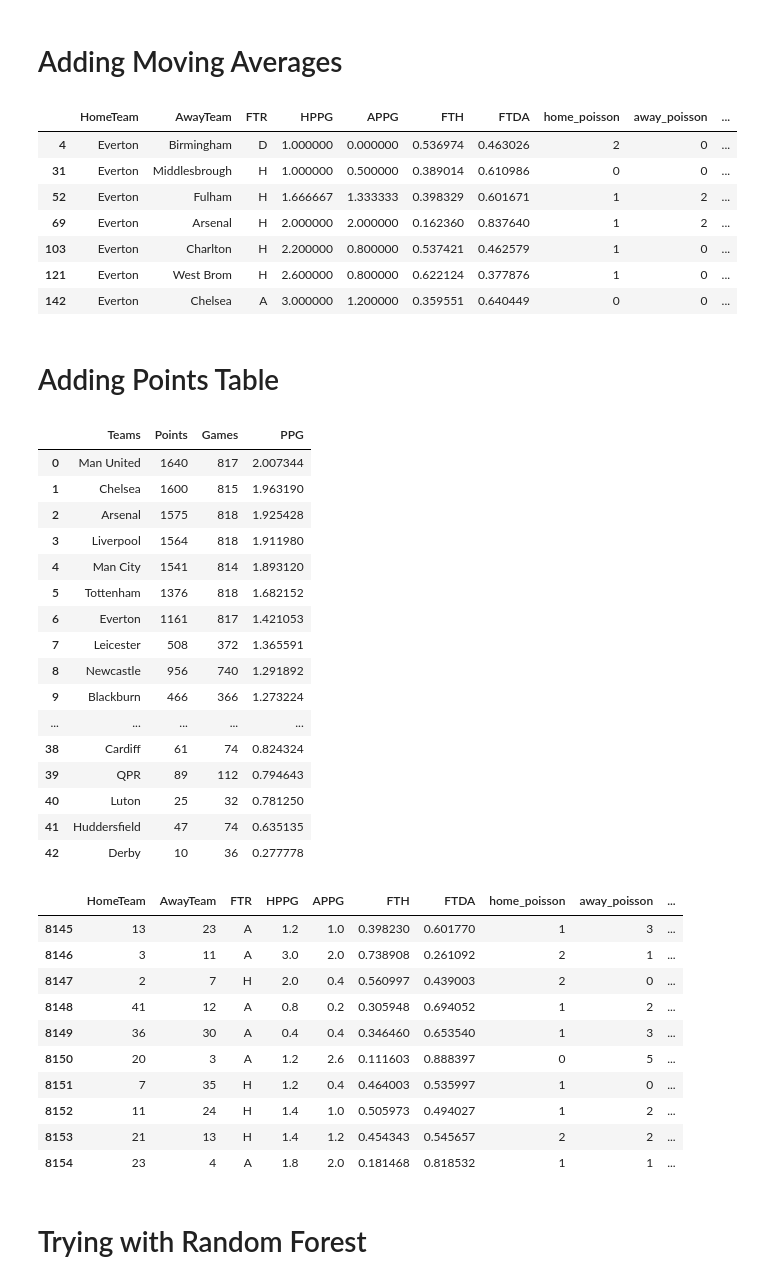
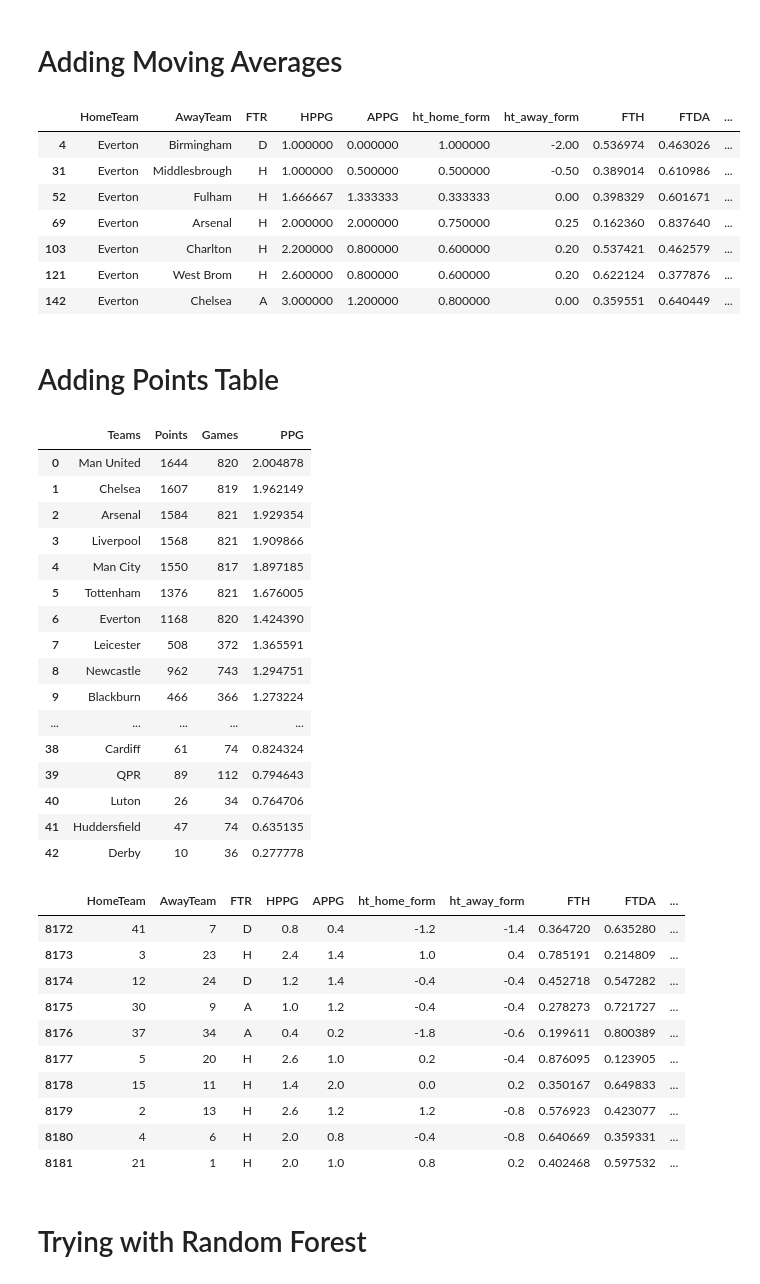
Before and after one commit to musayevf/football_prediction_model, a Jupyter notebook: football_prediction_model.ipynb, the cells around one changed output. Saved outputs shown, nothing was run; the diff lists cells and outputs as text; code cells hidden in the pictures.

```diff
--- a/football_prediction_model.ipynb
+++ b/football_prediction_model.ipynb
@@ -21,7 +21,7 @@ directory = 'C:/Users/99451/Desktop/MODEL/eng_prem'
 dfs = []
 
 # Define the columns you want to extract from each CSV file
-columns_to_keep = ['Date', 'HomeTeam', 'AwayTeam', 'FTHG', 'FTAG', 'FTR', 'HST', 'AST', 'B365H', 'B365D', 'B365A']
+columns_to_keep = ['Date', 'HomeTeam', 'AwayTeam', 'FTHG', 'FTAG', 'HTHG', 'HTAG', 'FTR', 'HST', 'AST', 'B365H', 'B365D', 'B365A']
 
 for filename in os.listdir(directory):
     if filename.endswith('.csv'):
@@ -59,6 +59,16 @@ df['FTHGC'] = df.groupby('HomeTeam')['FTAG'].transform(lambda x: x.rolling(5, mi
 
 df['FTAGS'] = df.groupby('AwayTeam')['FTAG'].transform(lambda x: x.rolling(5, min_periods=1).mean().shift(1))
 df['FTAGC'] = df.groupby('AwayTeam')['FTHG'].transform(lambda x: x.rolling(5, min_periods=1).mean().shift(1))
+
+#Calculating scored and conceded goals for halftime
+df['HTHGS'] = df.groupby('HomeTeam')['HTHG'].transform(lambda x: x.rolling(5, min_periods=1).mean().shift(1))
+df['HTHGC'] = df.groupby('HomeTeam')['HTAG'].transform(lambda x: x.rolling(5, min_periods=1).mean().shift(1))
+
+df['HTAGS'] = df.groupby('AwayTeam')['HTAG'].transform(lambda x: x.rolling(5, min_periods=1).mean().shift(1))
+df['HTAGC'] = df.groupby('AwayTeam')['HTHG'].transform(lambda x: x.rolling(5, min_periods=1).mean().shift(1))
+
+df['ht_home_form'] = df['HTHGS'] - df['HTHGC']
+df['ht_away_form'] = df['HTAGS'] - df['HTAGC']
 
 #Calculating shots on target for home/away
 df['HSTS'] = df.groupby('HomeTeam')['HST'].transform(lambda x: x.rolling(5, min_periods=1).mean().shift(1))
@@ -89,42 +99,43 @@ df['away_attack'] = df['FTAGS'] / df['league_away_goals']
 df['away_defence'] = df['FTAGC'] / df['league_home_goals']
 
 df['home_xg'] = df['home_attack'] * df['away_defence'] * df['league_home_goals']
 df['away_xg'] = df['away_attack'] * df['home_defence'] * df['league_away_goals']
 df['xg_dif'] = df['home_xg'] - df['away_xg']
 
 df.dropna(inplace = True)
 df = df.reset_index(drop = True)
 
 df['home_poisson'] = df['home_xg'].apply(lambda lmbda: np.nanargmax(
     [poisson.pmf(k, lmbda) for k in range(int(lmbda * 2))])
     if not pd.isnull(lmbda) and any([poisson.pmf(k, lmbda) for k in range(int(lmbda * 2))]) else 0)
 
 df['away_poisson'] = df['away_xg'].apply(lambda lmbda: np.nanargmax(
     [poisson.pmf(k, lmbda) for k in range(int(lmbda * 2))])
     if not pd.isnull(lmbda) and any([poisson.pmf(k, lmbda) for k in range(int(lmbda * 2))]) else 0)
 
 df['poisson_df'] = df['home_poisson'] - df['away_poisson']
 df['FTRT'] = [1 if x == 'H' else 0 for x in df['FTR']]
 df['form_dif'] = df['HPPG'] - df['APPG']
 
 #Removing unnessary columns
 df.drop(['Date', 'FTHG', 'FTAG', 'B365H', 'B365D', 'B365A', 'HPTS', 'APTS', 'FTHGS', 'FTHGC', 'FTAGS', 'FTAGC',
             'FTD', 'FTA', 'league_home_goals', 'league_away_goals', 'home_attack', 'home_defence',
             'away_attack', 'away_defence', 'home_xg', 'away_xg', 'xg_dif', 'home_shot_adv', 'away_shot_adv',
-            'HST', 'AST', 'HSTS', 'HSTC', 'ASTS', 'ASTC'], axis = 1, inplace = True)
+            'HST', 'AST', 'HSTS', 'HSTC', 'ASTS', 'ASTC', 'HTHG', 'HTAG',
+            'HTHGS', 'HTHGC', 'HTAGS', 'HTAGC'], axis = 1, inplace = True)
 
 
 
 df[df['HomeTeam'] == 'Everton'].head(7)
 # %% [output]
-|  | HomeTeam | AwayTeam | FTR | HPPG | APPG | FTH | FTDA | home_poisson | away_poisson | ... |
-| 4 | Everton | Birmingham | D | 1.000000 | 0.000000 | 0.536974 | 0.463026 | 2 | 0 | ... |
-| 31 | Everton | Middlesbrough | H | 1.000000 | 0.500000 | 0.389014 | 0.610986 | 0 | 0 | ... |
-| 52 | Everton | Fulham | H | 1.666667 | 1.333333 | 0.398329 | 0.601671 | 1 | 2 | ... |
-| 69 | Everton | Arsenal | H | 2.000000 | 2.000000 | 0.162360 | 0.837640 | 1 | 2 | ... |
-| 103 | Everton | Charlton | H | 2.200000 | 0.800000 | 0.537421 | 0.462579 | 1 | 0 | ... |
-| 121 | Everton | West Brom | H | 2.600000 | 0.800000 | 0.622124 | 0.377876 | 1 | 0 | ... |
-| 142 | Everton | Chelsea | A | 3.000000 | 1.200000 | 0.359551 | 0.640449 | 0 | 0 | ... |
+|  | HomeTeam | AwayTeam | FTR | HPPG | APPG | ht_home_form | ht_away_form | FTH | FTDA | ... |
+| 4 | Everton | Birmingham | D | 1.000000 | 0.000000 | 1.000000 | -2.00 | 0.536974 | 0.463026 | ... |
+| 31 | Everton | Middlesbrough | H | 1.000000 | 0.500000 | 0.500000 | -0.50 | 0.389014 | 0.610986 | ... |
+| 52 | Everton | Fulham | H | 1.666667 | 1.333333 | 0.333333 | 0.00 | 0.398329 | 0.601671 | ... |
+| 69 | Everton | Arsenal | H | 2.000000 | 2.000000 | 0.750000 | 0.25 | 0.162360 | 0.837640 | ... |
+| 103 | Everton | Charlton | H | 2.200000 | 0.800000 | 0.600000 | 0.20 | 0.537421 | 0.462579 | ... |
+| 121 | Everton | West Brom | H | 2.600000 | 0.800000 | 0.600000 | 0.20 | 0.622124 | 0.377876 | ... |
+| 142 | Everton | Chelsea | A | 3.000000 | 1.200000 | 0.800000 | 0.00 | 0.359551 | 0.640449 | ... |
 # %% [markdown]
 # Adding Points Table
 # %%
@@ -173,20 +184,20 @@ table = table.sort_values(by = 'PPG', ascending = False).reset_index(drop = True
 table
 # %% [output]
 |  | Teams | Points | Games | PPG |
-| 0 | Man United | 1640 | 817 | 2.007344 |
-| 1 | Chelsea | 1600 | 815 | 1.963190 |
-| 2 | Arsenal | 1575 | 818 | 1.925428 |
-| 3 | Liverpool | 1564 | 818 | 1.911980 |
-| 4 | Man City | 1541 | 814 | 1.893120 |
-| 5 | Tottenham | 1376 | 818 | 1.682152 |
-| 6 | Everton | 1161 | 817 | 1.421053 |
+| 0 | Man United | 1644 | 820 | 2.004878 |
+| 1 | Chelsea | 1607 | 819 | 1.962149 |
+| 2 | Arsenal | 1584 | 821 | 1.929354 |
+| 3 | Liverpool | 1568 | 821 | 1.909866 |
+| 4 | Man City | 1550 | 817 | 1.897185 |
+| 5 | Tottenham | 1376 | 821 | 1.676005 |
+| 6 | Everton | 1168 | 820 | 1.424390 |
 | 7 | Leicester | 508 | 372 | 1.365591 |
-| 8 | Newcastle | 956 | 740 | 1.291892 |
+| 8 | Newcastle | 962 | 743 | 1.294751 |
 | 9 | Blackburn | 466 | 366 | 1.273224 |
 | ... | ... | ... | ... | ... |
 | 38 | Cardiff | 61 | 74 | 0.824324 |
 | 39 | QPR | 89 | 112 | 0.794643 |
-| 40 | Luton | 25 | 32 | 0.781250 |
+| 40 | Luton | 26 | 34 | 0.764706 |
 | 41 | Huddersfield | 47 | 74 | 0.635135 |
 | 42 | Derby | 10 | 36 | 0.277778 |
 # %%
@@ -209,17 +220,17 @@ df['PpgDif'] = df['HomePoints'] - df['AwayPoints']
 
 df.tail(10)
 # %% [output]
-|  | HomeTeam | AwayTeam | FTR | HPPG | APPG | FTH | FTDA | home_poisson | away_poisson | ... |
-| 8145 | 13 | 23 | A | 1.2 | 1.0 | 0.398230 | 0.601770 | 1 | 3 | ... |
-| 8146 | 3 | 11 | A | 3.0 | 2.0 | 0.738908 | 0.261092 | 2 | 1 | ... |
-| 8147 | 2 | 7 | H | 2.0 | 0.4 | 0.560997 | 0.439003 | 2 | 0 | ... |
-| 8148 | 41 | 12 | A | 0.8 | 0.2 | 0.305948 | 0.694052 | 1 | 2 | ... |
-| 8149 | 36 | 30 | A | 0.4 | 0.4 | 0.346460 | 0.653540 | 1 | 3 | ... |
-| 8150 | 20 | 3 | A | 1.2 | 2.6 | 0.111603 | 0.888397 | 0 | 5 | ... |
-| 8151 | 7 | 35 | H | 1.2 | 0.4 | 0.464003 | 0.535997 | 1 | 0 | ... |
-| 8152 | 11 | 24 | H | 1.4 | 1.0 | 0.505973 | 0.494027 | 1 | 2 | ... |
-| 8153 | 21 | 13 | H | 1.4 | 1.2 | 0.454343 | 0.545657 | 2 | 2 | ... |
-| 8154 | 23 | 4 | A | 1.8 | 2.0 | 0.181468 | 0.818532 | 1 | 1 | ... |
+|  | HomeTeam | AwayTeam | FTR | HPPG | APPG | ht_home_form | ht_away_form | FTH | FTDA | ... |
+| 8172 | 41 | 7 | D | 0.8 | 0.4 | -1.2 | -1.4 | 0.364720 | 0.635280 | ... |
+| 8173 | 3 | 23 | H | 2.4 | 1.4 | 1.0 | 0.4 | 0.785191 | 0.214809 | ... |
+| 8174 | 12 | 24 | D | 1.2 | 1.4 | -0.4 | -0.4 | 0.452718 | 0.547282 | ... |
+| 8175 | 30 | 9 | A | 1.0 | 1.2 | -0.4 | -0.4 | 0.278273 | 0.721727 | ... |
+| 8176 | 37 | 34 | A | 0.4 | 0.2 | -1.8 | -0.6 | 0.199611 | 0.800389 | ... |
+| 8177 | 5 | 20 | H | 2.6 | 1.0 | 0.2 | -0.4 | 0.876095 | 0.123905 | ... |
+| 8178 | 15 | 11 | H | 1.4 | 2.0 | 0.0 | 0.2 | 0.350167 | 0.649833 | ... |
+| 8179 | 2 | 13 | H | 2.6 | 1.2 | 1.2 | -0.8 | 0.576923 | 0.423077 | ... |
+| 8180 | 4 | 6 | H | 2.0 | 0.8 | -0.4 | -0.8 | 0.640669 | 0.359331 | ... |
+| 8181 | 21 | 1 | H | 2.0 | 1.0 | 0.8 | 0.2 | 0.402468 | 0.597532 | ... |
 # %% [markdown]
 # Trying with Random Forest
 # %%
```
Also changed, not shown: parts of 4 cells of this notebook.
